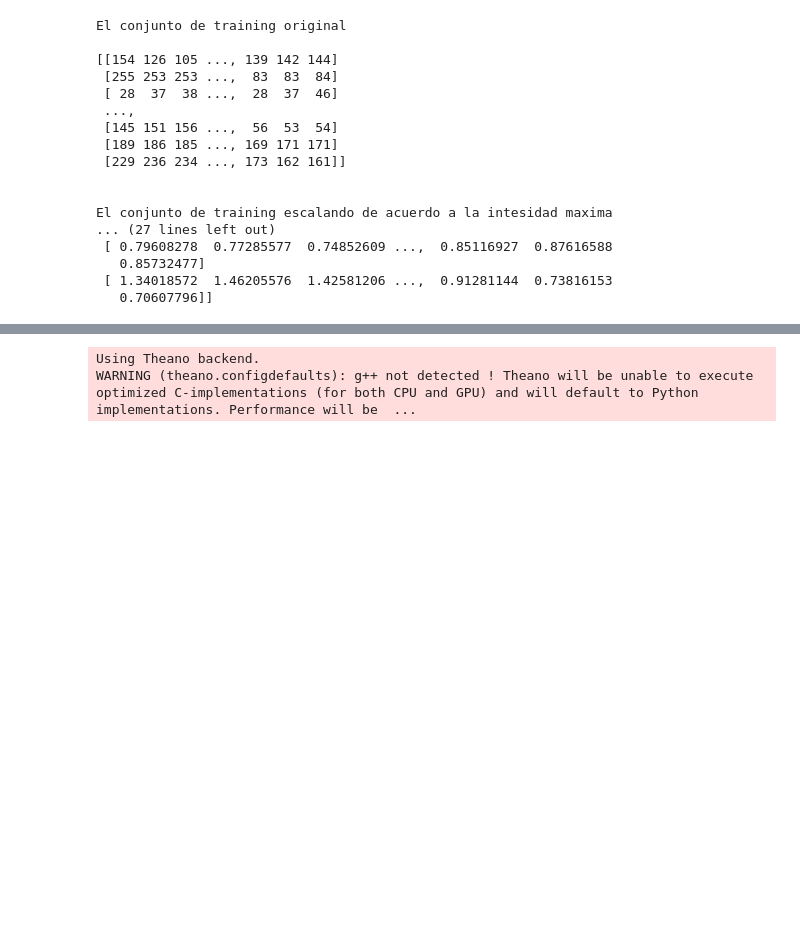
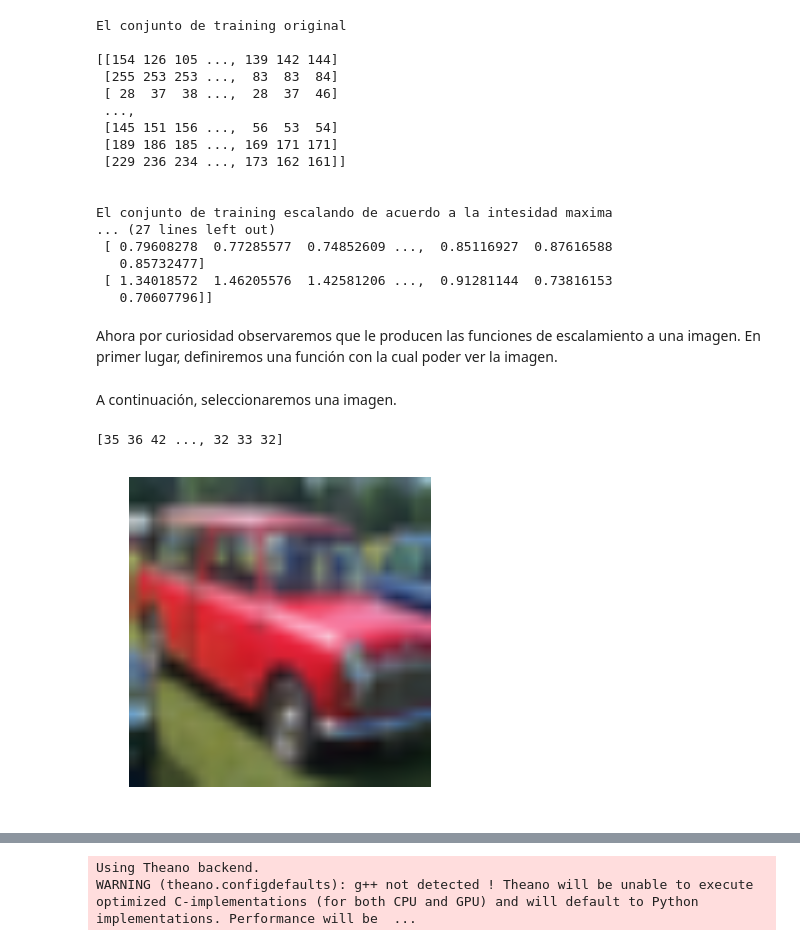
Before and after one commit to Worm318/T3ML, a Jupyter notebook: Informe parte 3.ipynb, the cells around one changed output, grey strips where cells are left out. Saved outputs shown, nothing was run; the diff lists cells and outputs as text; code cells hidden in the pictures; blank space fills up the shorter version.

```diff
--- a/Informe parte 3.ipynb
+++ b/Informe parte 3.ipynb
@@ -95,3 +95,36 @@ El conjunto de training escalando de acuerdo a la intesidad maxima
    0.85732477]
  [ 1.34018572  1.46205576  1.42581206 ...,  0.91281144  0.73816153
    0.70607796]]
+# %% [markdown]
+Ahora por curiosidad observaremos que le producen las funciones de escalamiento a una imagen. En primer lugar, definiremos una función con la cual poder ver la imagen.
+# %%
+from matplotlib import pyplot as plt
+
+def show_image(image):
+    img = []
+    linea = []
+    contador = 1
+
+    for i in range(0, 1024):
+        if contador < 32:
+            linea.append([image[i], image[1024+i], image[2048+i]])
+            contador = contador + 1
+        else:
+            img.append(linea)
+            contador = 1
+            linea = []
+
+    img = np.array(img)
+    plt.axis("off")
+    plt.imshow(img)
+    plt.show()
+
+    return img
+# %% [markdown]
+A continuación, seleccionaremos una imagen.
+# %%
+print Xtr[105]
+show_image(Xtr[105])
+# %% [output]
+[35 36 42 ..., 32 33 32]
+[figure, added]
```
Also changed, not shown: parts of 52 cells of this notebook.
